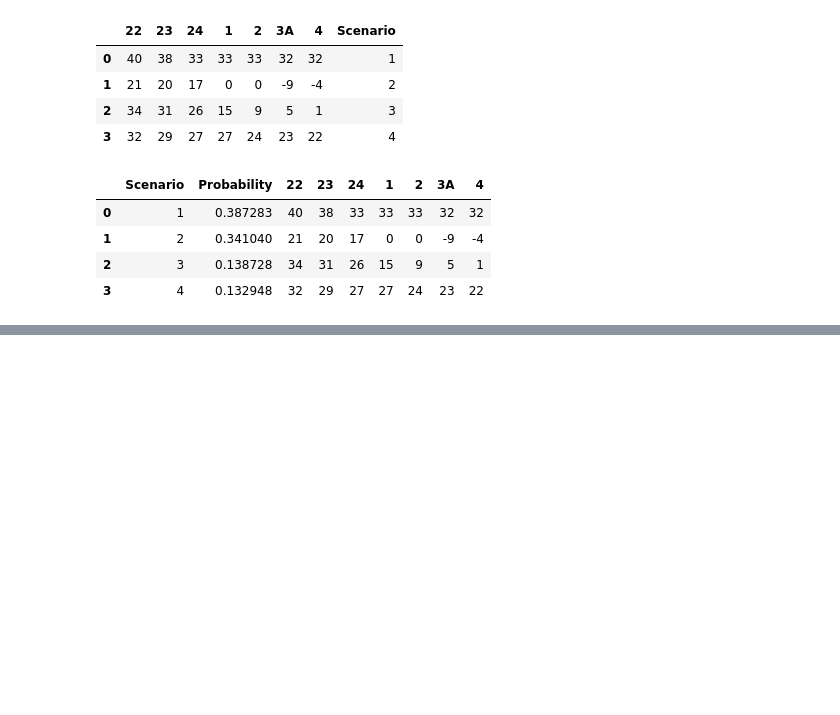
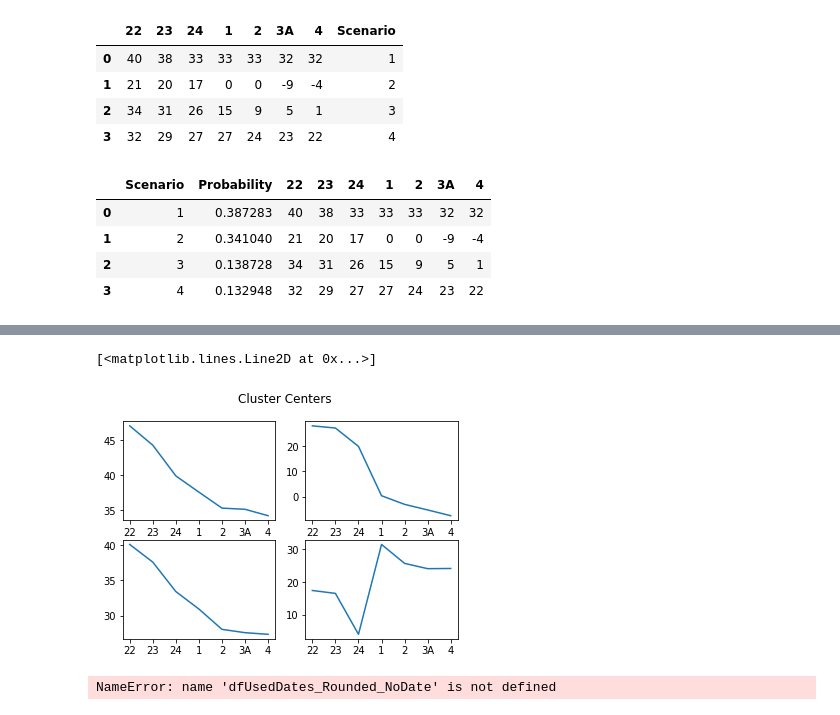
Before and after one commit to Pyosch/ATIS3_Group, a Jupyter notebook: 02_Scenario_Generation.ipynb, the cells around one changed output, grey strips where cells are left out. Drawn from its saved outputs; the diff is of its cells as text; code cells hidden in the pictures; blank space fills up the shorter version.

```diff
--- a/02_Scenario_Generation.ipynb
+++ b/02_Scenario_Generation.ipynb
@@ -489,0 +528,17 @@ dfMerge.to_csv("priceScenarions2.csv",index=False)
+# %%
+fig, axs = plt.subplots(2,2)
+fig.suptitle('Cluster Centers')
+axs[0,0].plot(hours,y_km.cluster_centers_[0])
+axs[0,1].plot(hours,y_km.cluster_centers_[1])
+axs[1,0].plot(hours,y_km.cluster_centers_[2])
+axs[1,1].plot(hours,y_km.cluster_centers_[3])
+# %% [output]
+[<matplotlib.lines.Line2D at 0x...>]
+[figure, added]
+# %%
+counts = pd.Series(y_km.predict(dfUsedDates_Rounded_NoDate)).value_counts()
+probabilities = counts/counts.sum()
+dfProbabilities = pd.DataFrame(list(zip(list(range(1,len(y_km.cluster_centers_)+1)),probabilities)),columns=["Scenario","Probability"])
+dfProbabilities
+# %% [output]
+NameError: name 'dfUsedDates_Rounded_NoDate' is not defined
```
Also changed, not shown: parts of 8 cells of this notebook, 1 other file.
